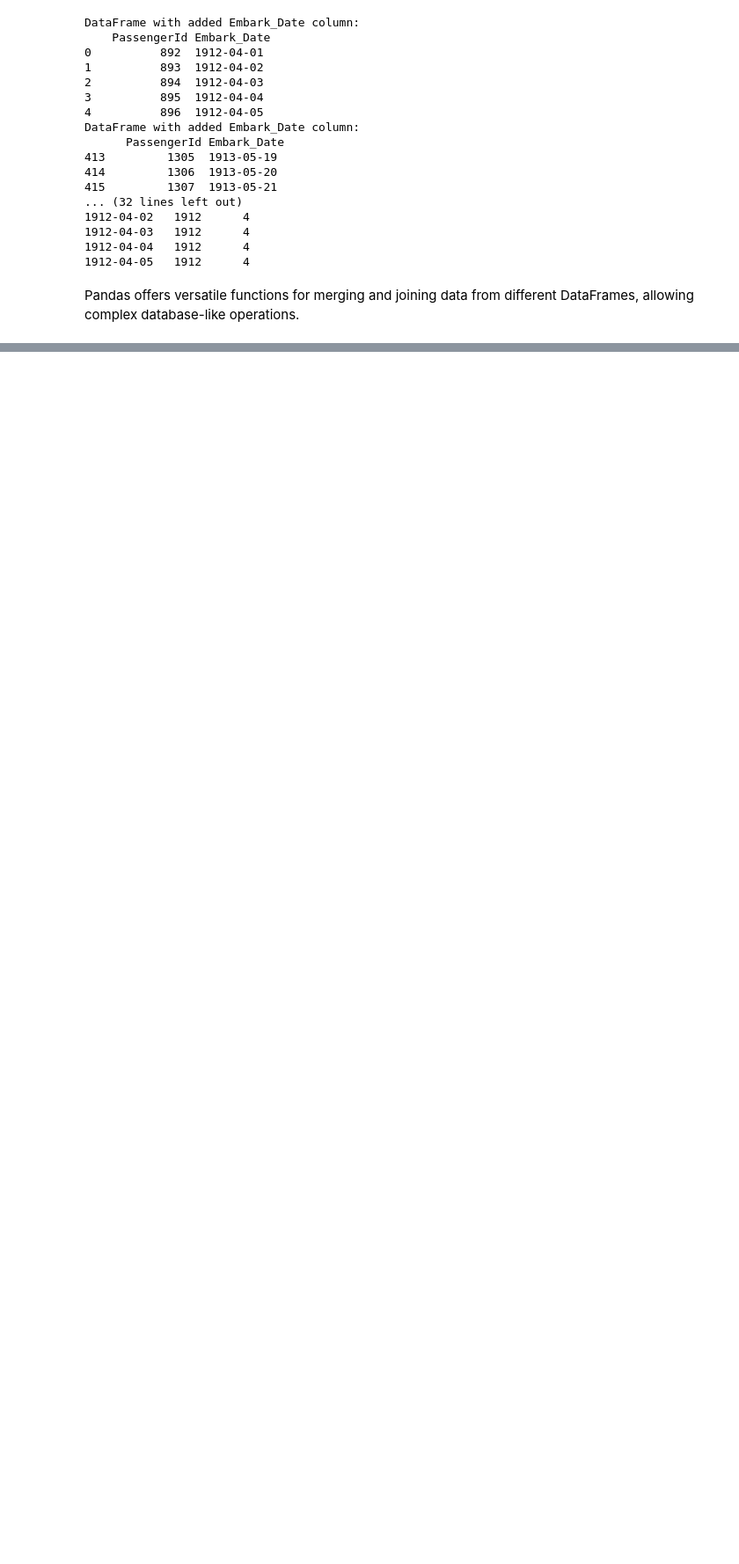
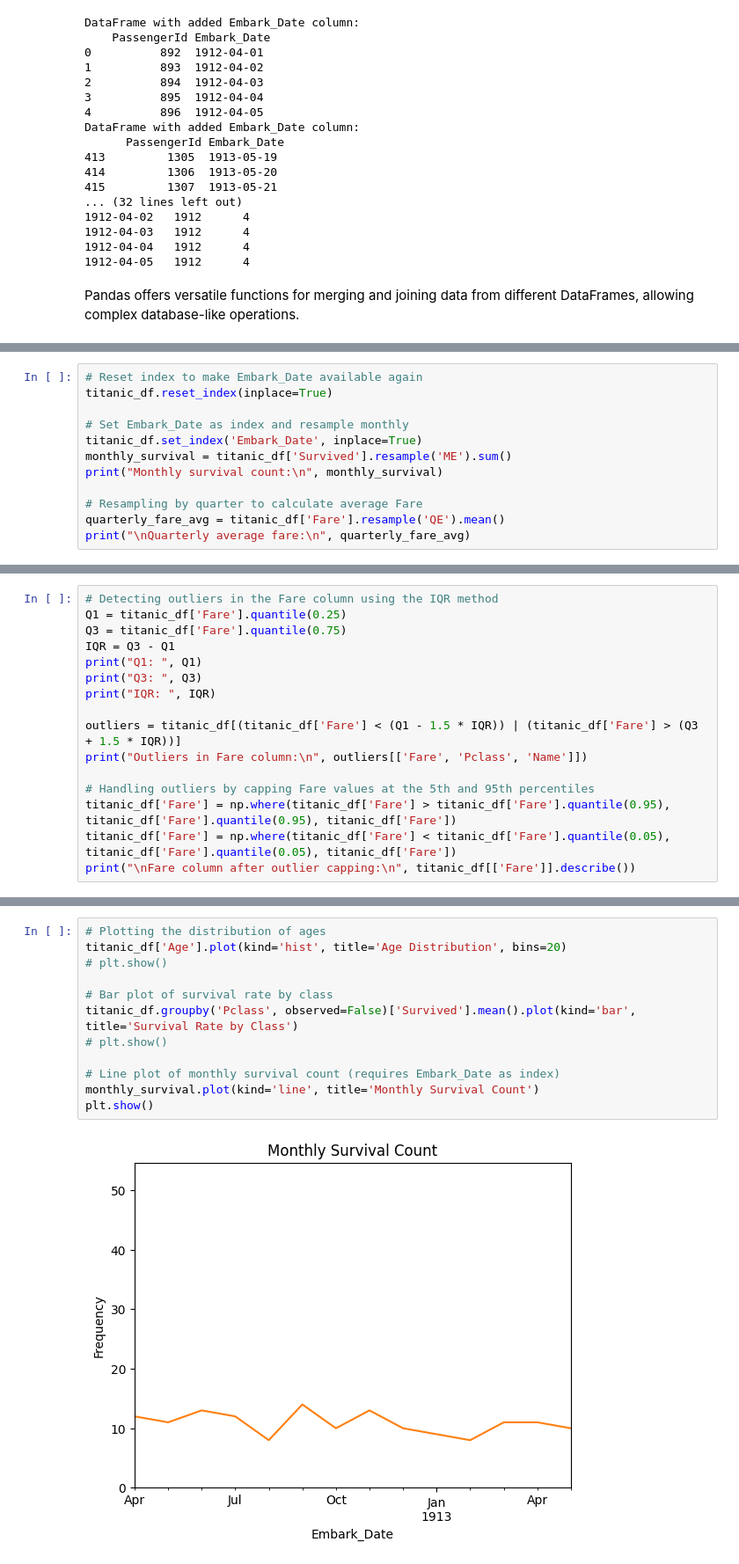
Before and after one commit to JacquesM27/PythonLearning, a Jupyter notebook: Pandas/1. Pandas basics.ipynb, the cells around one changed output, grey strips where cells are left out. Shown at 88% size. Saved outputs shown, nothing was run; the diff lists cells and outputs as text; blank space fills up the shorter version.

```diff
--- a/Pandas/1. Pandas basics.ipynb
+++ b/Pandas/1. Pandas basics.ipynb
@@ -733,0 +972,12 @@ Merged DataFrame:
+# %%
+# Reset index to make Embark_Date available again
+titanic_df.reset_index(inplace=True)
+
+# Set Embark_Date as index and resample monthly
+titanic_df.set_index('Embark_Date', inplace=True)
+monthly_survival = titanic_df['Survived'].resample('ME').sum()
+print("Monthly survival count:\n", monthly_survival)
+
+# Resampling by quarter to calculate average Fare
+quarterly_fare_avg = titanic_df['Fare'].resample('QE').mean()
+print("\nQuarterly average fare:\n", quarterly_fare_avg)
@@ -733,0 +1004,16 @@ Merged DataFrame:
+# %%
+# Detecting outliers in the Fare column using the IQR method
+Q1 = titanic_df['Fare'].quantile(0.25)
+Q3 = titanic_df['Fare'].quantile(0.75)
+IQR = Q3 - Q1
+print("Q1: ", Q1)
+print("Q3: ", Q3)
+print("IQR: ", IQR)
+
+outliers = titanic_df[(titanic_df['Fare'] < (Q1 - 1.5 * IQR)) | (titanic_df['Fare'] > (Q3 + 1.5 * IQR))]
+print("Outliers in Fare column:\n", outliers[['Fare', 'Pclass', 'Name']])
+
+# Handling outliers by capping Fare values at the 5th and 95th percentiles
+titanic_df['Fare'] = np.where(titanic_df['Fare'] > titanic_df['Fare'].quantile(0.95), titanic_df['Fare'].quantile(0.95), titanic_df['Fare'])
+titanic_df['Fare'] = np.where(titanic_df['Fare'] < titanic_df['Fare'].quantile(0.05), titanic_df['Fare'].quantile(0.05), titanic_df['Fare'])
+print("\nFare column after outlier capping:\n", titanic_df[['Fare']].describe())
@@ -733,0 +1040,14 @@ Merged DataFrame:
+# %%
+# Plotting the distribution of ages
+titanic_df['Age'].plot(kind='hist', title='Age Distribution', bins=20)
+# plt.show()
+
+# Bar plot of survival rate by class
+titanic_df.groupby('Pclass', observed=False)['Survived'].mean().plot(kind='bar', title='Survival Rate by Class')
+# plt.show()
+
+# Line plot of monthly survival count (requires Embark_Date as index)
+monthly_survival.plot(kind='line', title='Monthly Survival Count')
+plt.show()
+# %% [output]
+[figure, added]
```
Also changed, not shown: parts of 19 cells of this notebook.
